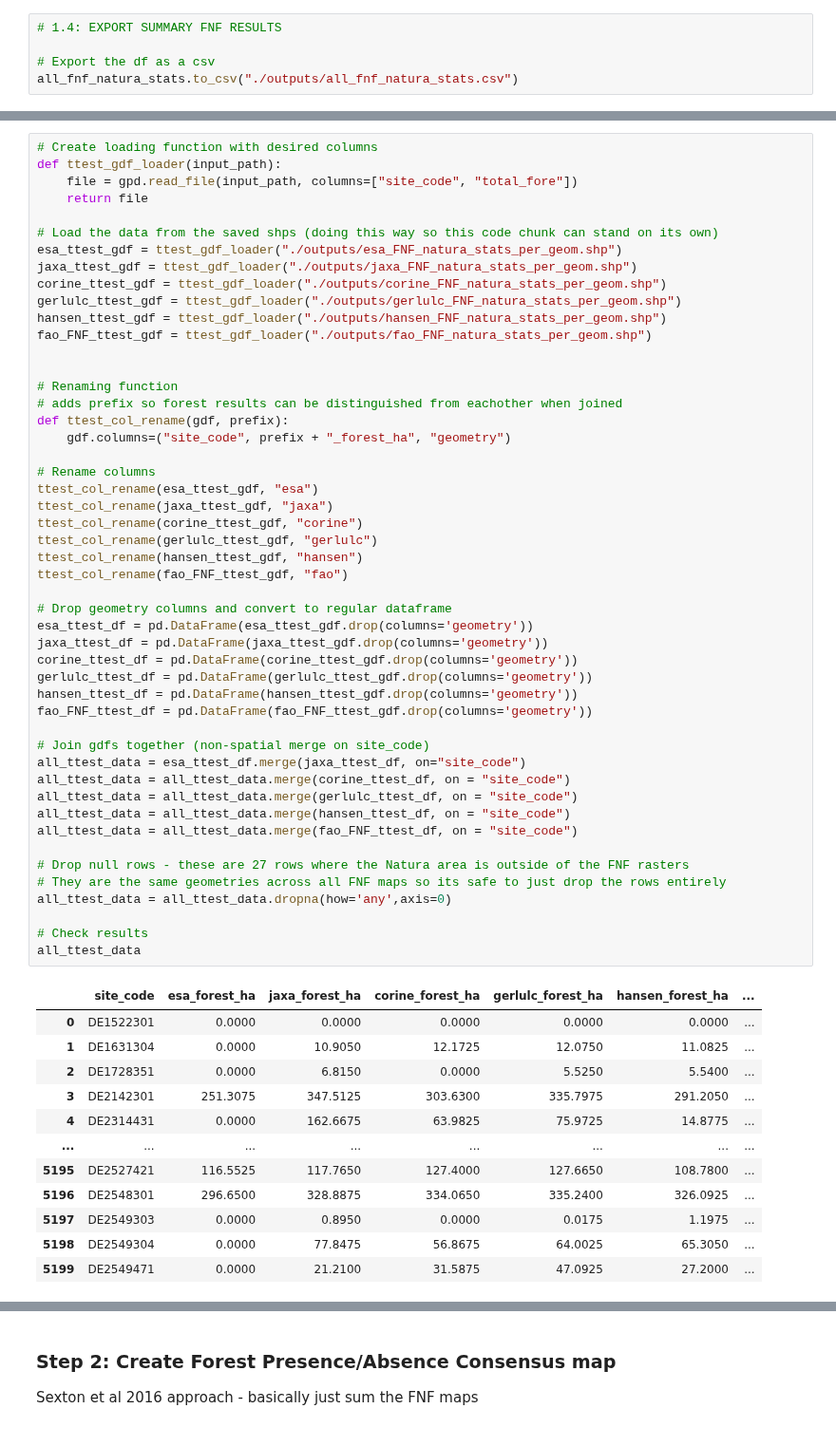
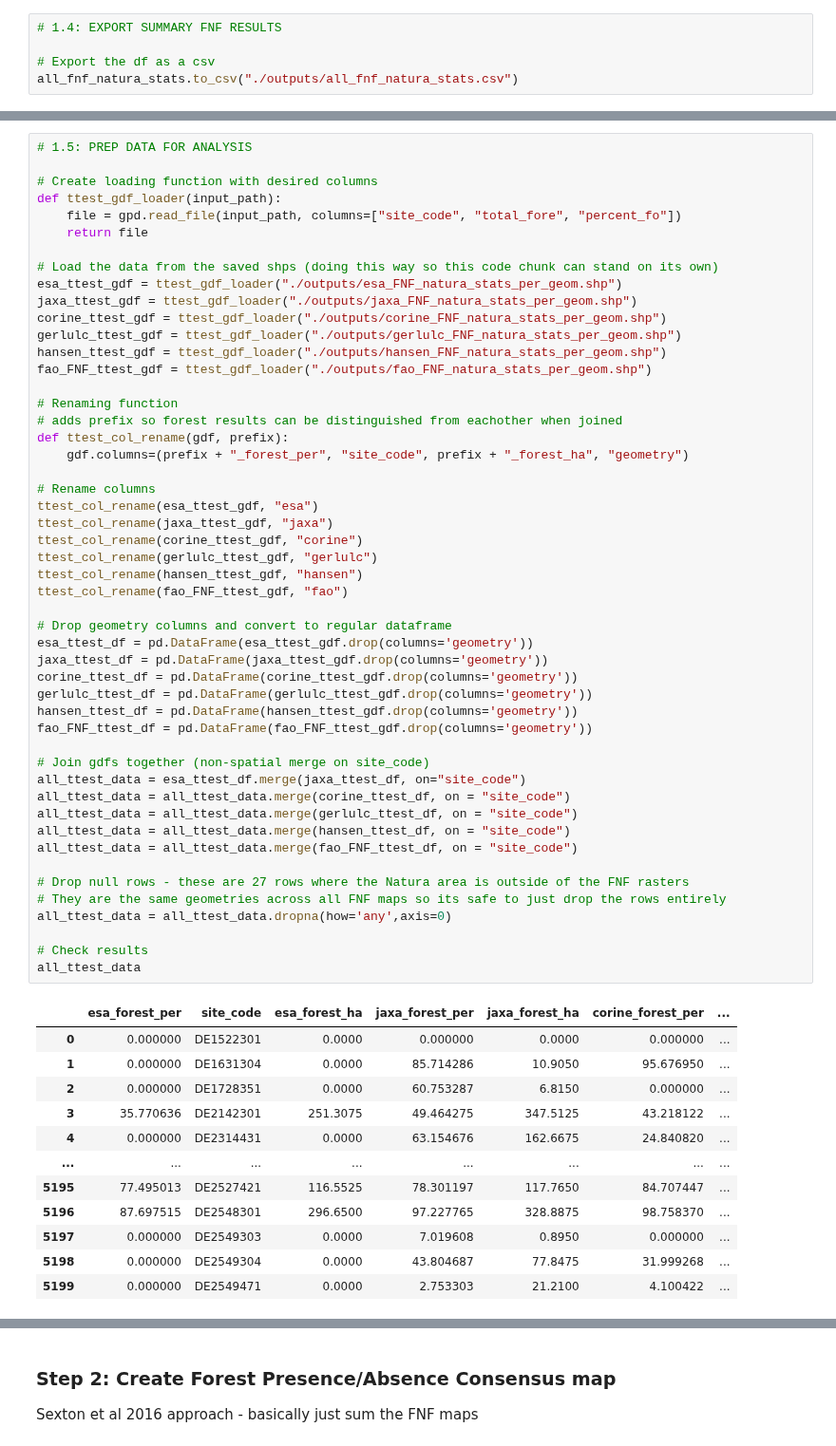
Before and after one commit to n-mo92/nm_forest_thesis, a Jupyter notebook: rq1_step3_comp.ipynb, the cells around one changed output, grey strips where cells are left out. Shown at 95% size. Saved outputs shown, nothing was run; the diff lists cells and outputs as text.

```diff
--- a/rq1_step3_comp.ipynb
+++ b/rq1_step3_comp.ipynb
@@ -363,7 +366,9 @@ Forest cover per Natura area - pair-wise (paired) t-test to check if there are s
 # %%
+# 1.5: PREP DATA FOR ANALYSIS
+
 # Create loading function with desired columns
 def ttest_gdf_loader(input_path):
-    file = gpd.read_file(input_path, columns=["site_code", "total_fore"])
+    file = gpd.read_file(input_path, columns=["site_code", "total_fore", "percent_fo"])
     return file
 
 # Load the data from the saved shps (doing this way so this code chunk can stand on its own)
@@ -374,51 +379,50 @@ gerlulc_ttest_gdf = ttest_gdf_loader("./outputs/gerlulc_FNF_natura_stats_per_geo
 hansen_ttest_gdf = ttest_gdf_loader("./outputs/hansen_FNF_natura_stats_per_geom.shp")
 fao_FNF_ttest_gdf = ttest_gdf_loader("./outputs/fao_FNF_natura_stats_per_geom.shp")
 
-
 # Renaming function
 # adds prefix so forest results can be distinguished from eachother when joined
 def ttest_col_rename(gdf, prefix):
-    gdf.columns=("site_code", prefix + "_forest_ha", "geometry")
+    gdf.columns=(prefix + "_forest_per", "site_code", prefix + "_forest_ha", "geometry")
 
 # Rename columns
 ttest_col_rename(esa_ttest_gdf, "esa")
 ttest_col_rename(jaxa_ttest_gdf, "jaxa")
 ttest_col_rename(corine_ttest_gdf, "corine")
 ttest_col_rename(gerlulc_ttest_gdf, "gerlulc")
 ttest_col_rename(hansen_ttest_gdf, "hansen")
 ttest_col_rename(fao_FNF_ttest_gdf, "fao")
 
 # Drop geometry columns and convert to regular dataframe
 esa_ttest_df = pd.DataFrame(esa_ttest_gdf.drop(columns='geometry'))
 jaxa_ttest_df = pd.DataFrame(jaxa_ttest_gdf.drop(columns='geometry'))
 corine_ttest_df = pd.DataFrame(corine_ttest_gdf.drop(columns='geometry'))
 gerlulc_ttest_df = pd.DataFrame(gerlulc_ttest_gdf.drop(columns='geometry'))
 hansen_ttest_df = pd.DataFrame(hansen_ttest_gdf.drop(columns='geometry'))
 fao_FNF_ttest_df = pd.DataFrame(fao_FNF_ttest_gdf.drop(columns='geometry'))
 
 # Join gdfs together (non-spatial merge on site_code)
 all_ttest_data = esa_ttest_df.merge(jaxa_ttest_df, on="site_code")
 all_ttest_data = all_ttest_data.merge(corine_ttest_df, on = "site_code")
 all_ttest_data = all_ttest_data.merge(gerlulc_ttest_df, on = "site_code")
 all_ttest_data = all_ttest_data.merge(hansen_ttest_df, on = "site_code")
 all_ttest_data = all_ttest_data.merge(fao_FNF_ttest_df, on = "site_code")
 
 # Drop null rows - these are 27 rows where the Natura area is outside of the FNF rasters
 # They are the same geometries across all FNF maps so its safe to just drop the rows entirely
 all_ttest_data = all_ttest_data.dropna(how='any',axis=0)
 
 # Check results
 all_ttest_data
 # %% [output]
-|  | site_code | esa_forest_ha | jaxa_forest_ha | corine_forest_ha | gerlulc_forest_ha | hansen_forest_ha | ... |
-| 0 | DE1522301 | 0.0000 | 0.0000 | 0.0000 | 0.0000 | 0.0000 | ... |
-| 1 | DE1631304 | 0.0000 | 10.9050 | 12.1725 | 12.0750 | 11.0825 | ... |
-| 2 | DE1728351 | 0.0000 | 6.8150 | 0.0000 | 5.5250 | 5.5400 | ... |
-| 3 | DE2142301 | 251.3075 | 347.5125 | 303.6300 | 335.7975 | 291.2050 | ... |
-| 4 | DE2314431 | 0.0000 | 162.6675 | 63.9825 | 75.9725 | 14.8775 | ... |
+|  | esa_forest_per | site_code | esa_forest_ha | jaxa_forest_per | jaxa_forest_ha | corine_forest_per | ... |
+| 0 | 0.000000 | DE1522301 | 0.0000 | 0.000000 | 0.0000 | 0.000000 | ... |
+| 1 | 0.000000 | DE1631304 | 0.0000 | 85.714286 | 10.9050 | 95.676950 | ... |
+| 2 | 0.000000 | DE1728351 | 0.0000 | 60.753287 | 6.8150 | 0.000000 | ... |
+| 3 | 35.770636 | DE2142301 | 251.3075 | 49.464275 | 347.5125 | 43.218122 | ... |
+| 4 | 0.000000 | DE2314431 | 0.0000 | 63.154676 | 162.6675 | 24.840820 | ... |
 | ... | ... | ... | ... | ... | ... | ... | ... |
-| 5195 | DE2527421 | 116.5525 | 117.7650 | 127.4000 | 127.6650 | 108.7800 | ... |
-| 5196 | DE2548301 | 296.6500 | 328.8875 | 334.0650 | 335.2400 | 326.0925 | ... |
-| 5197 | DE2549303 | 0.0000 | 0.8950 | 0.0000 | 0.0175 | 1.1975 | ... |
-| 5198 | DE2549304 | 0.0000 | 77.8475 | 56.8675 | 64.0025 | 65.3050 | ... |
-| 5199 | DE2549471 | 0.0000 | 21.2100 | 31.5875 | 47.0925 | 27.2000 | ... |
+| 5195 | 77.495013 | DE2527421 | 116.5525 | 78.301197 | 117.7650 | 84.707447 | ... |
+| 5196 | 87.697515 | DE2548301 | 296.6500 | 97.227765 | 328.8875 | 98.758370 | ... |
+| 5197 | 0.000000 | DE2549303 | 0.0000 | 7.019608 | 0.8950 | 0.000000 | ... |
+| 5198 | 0.000000 | DE2549304 | 0.0000 | 43.804687 | 77.8475 | 31.999268 | ... |
+| 5199 | 0.000000 | DE2549471 | 0.0000 | 2.753303 | 21.2100 | 4.100422 | ... |
```
Also changed, not shown: parts of 21 cells of this notebook.
